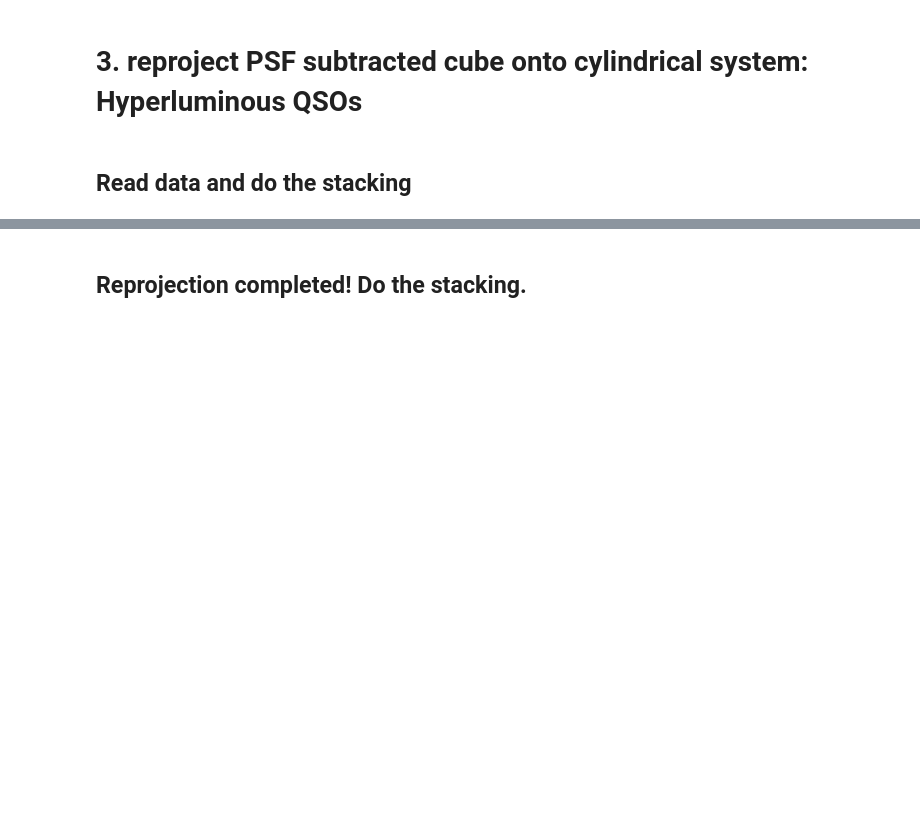
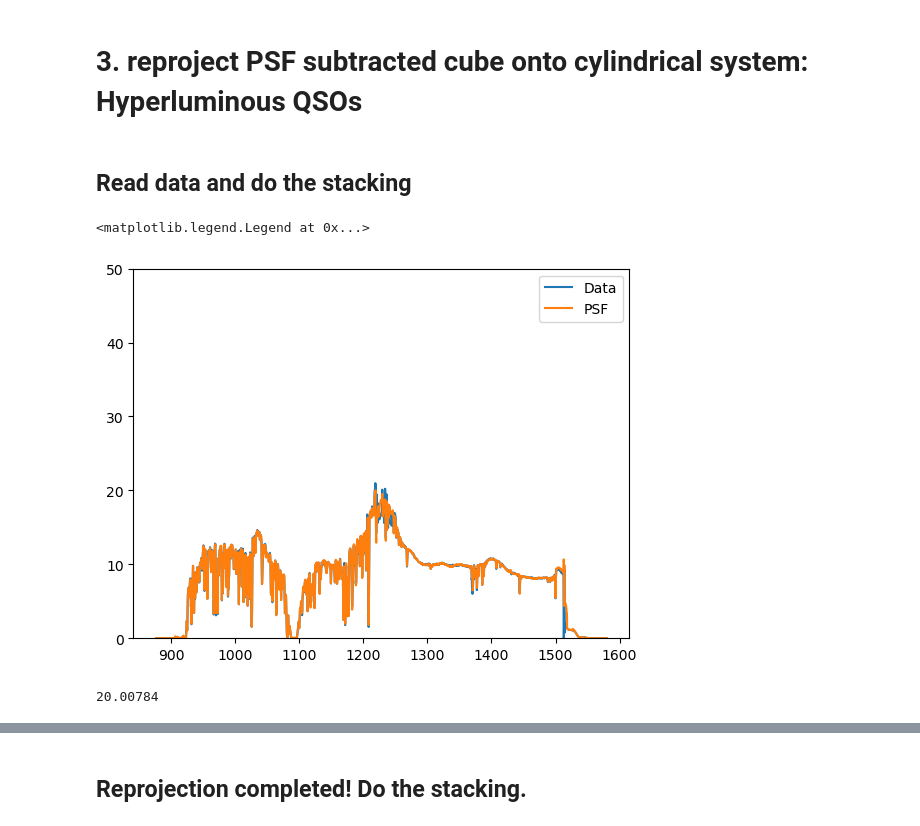
Before and after one commit to yuanzeding/KBSS_DataAnalysis, a Jupyter notebook: stack_analysis/stacking.ipynb, the cells around one changed output, grey strips where cells are left out. Cells and saved outputs as stored; diff of their text form; code cells hidden in the pictures; blank space fills up the shorter version.

```diff
--- a/stack_analysis/stacking.ipynb
+++ b/stack_analysis/stacking.ipynb
@@ -779,3 +781,23 @@ fn
 # 3. reproject PSF subtracted cube onto cylindrical system: Hyperluminous QSOs
 # %% [markdown]
 ## Read data and do the stacking
+# %%
+subhdu=fits.open("/disk/bifrost/yuanze/KBSS/Q0100/QSO/q0100-qso_icubes_wcs.fits")
+psfhdu=fits.open("/disk/bifrost/yuanze/KBSS/CubEx_run/Q0100/psfout.fits")
+# %%
+hdr=subhdu[0].header
+wave=(np.arange(hdr['NAXIS3']) - hdr['CRPIX3'] + 1) * hdr['CD3_3'] + hdr['CRVAL3']
+wave=wave/(1+2.686)
+plt.plot(wave,subhdu[0].data[:,50,50],label="Data")
+plt.plot(wave,psfhdu[0].data[:,50,50],label="PSF")
+plt.ylim([-0.01,50])
+#plt.xlim([1200,1240])
+
+plt.legend()
+# %% [output]
+<matplotlib.legend.Legend at 0x...>
+[figure, added]
+# %%
+np.max(psfhdu[0].data[:,xpos,50])
+# %% [output]
+20.00784
```
Also changed, not shown: parts of 28 cells of this notebook, 54 other files.
